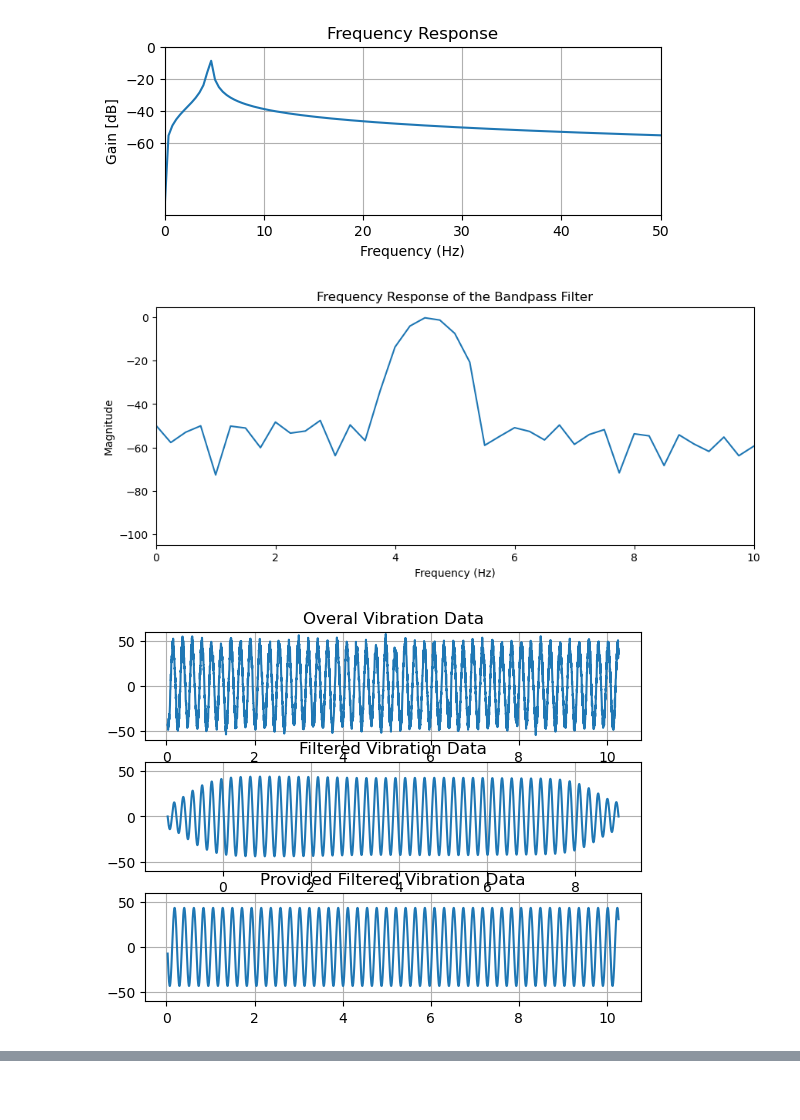
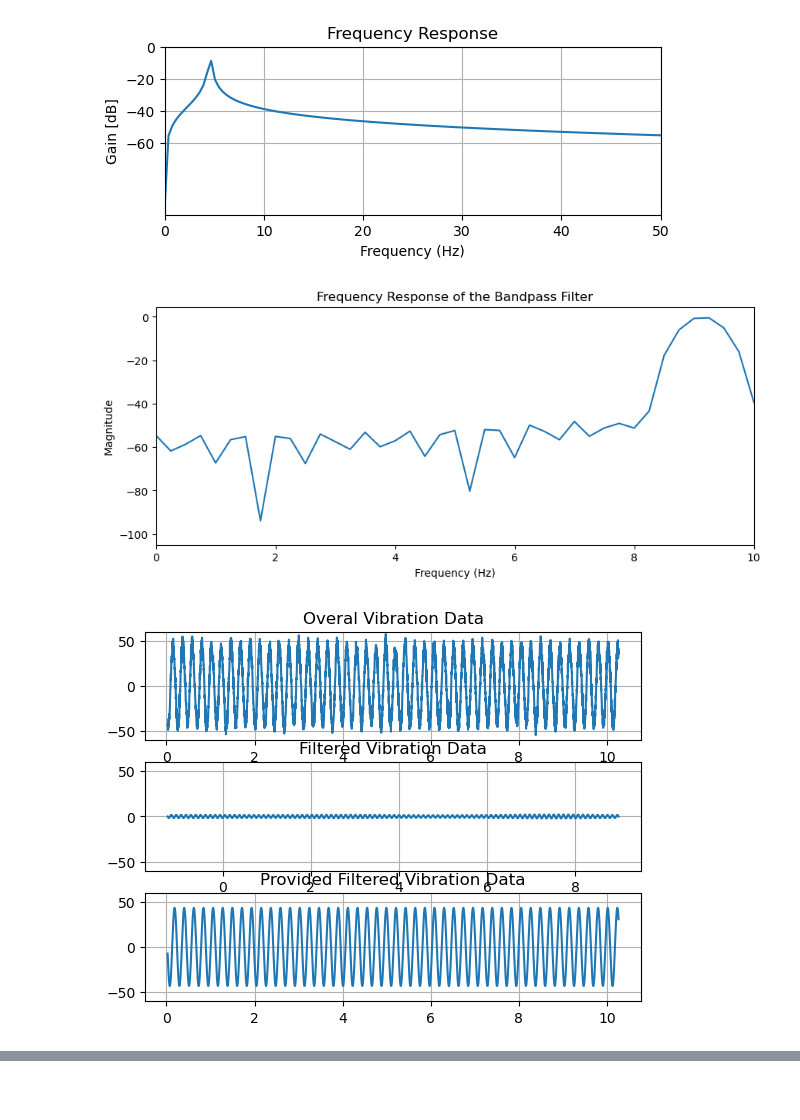
Before and after one commit to mekatronik-achmadi/Predict-CBM, a Jupyter notebook: Vale/TestOlahPy/preliminary_data_analysis/orbital_analysis.ipynb, the cells around one changed output, grey strips where cells are left out. Cells and saved outputs as stored; diff of their text form; code cells hidden in the pictures.

```diff
--- a/Vale/TestOlahPy/preliminary_data_analysis/orbital_analysis.ipynb
+++ b/Vale/TestOlahPy/preliminary_data_analysis/orbital_analysis.ipynb
@@ -13,10 +13,14 @@ import time
 from scipy.signal import butter, buttord, sosfreqz, sosfilt, sosfiltfilt, cheb2ord, cheby2, firwin, freqz, firls, lfilter, iirpeak
 from scipy.fft import rfft, irfft, fftfreq
 # %%
-# load the vibration data : Highload operational condition on Larona Unit #1 on August 10th, 2023 at 1:00:00 a.m. ; clockwise ; top ; X:0° EU Y:+90° EU
+# load the vibration data :
+# 1. High load operational condition on Larona Unit #1 on August 10th, 2023 at 1:00:00 a.m. ; clockwise ; top ; X:0° EU Y:+90° EU
+# 2. Low load operational condition on Larona Unit #1 on October 25th, 2023 at 6:00:00 p.m. ; clockwise ; top ; X:0° EU Y:+90° EU
+# 3. Normal load operational condition on Larona Unit #1 on October 8th, 2023 at 1:00:00 a.m. ; clockwise ; top ; X:0° EU Y:+90° EU
 
-db_data = pd.read_excel("LGS1_VibrationOrbit_2023_HighLoad.xlsx", sheet_name="Orbit Comparison")
-db_data
+db_data_hl = pd.read_excel("LGS1_VibrationOrbit_2023_HighLoad.xlsx", sheet_name="Orbit Comparison")
+db_data_nl = pd.read_excel("LGS1_VibrationOrbit_2023_NormalLoad.xlsx", sheet_name="Orbit Comparison")
+db_data_ll = pd.read_excel("LGS1_VibrationOrbit_2023_LowLoad.xlsx", sheet_name="Orbit Comparison")
 # %% [output]
 |  | Sample | UGB – RPM – 1X | UGB – Time – 1X | UGB – Rev – 1X | UGB – Disp – 1X – X | UGB – Disp – 1X – Y | ... |
 | 0 | 0 | 274.5659 | 0.00250 | 0.011440 | -7.341956 | -25.48643 | ... |
@@ -31,3 +35,28 @@ db_data
 | 4094 | 4094 | 274.5659 | 10.23728 | 46.847930 | 32.762700 | -22.81225 | ... |
 | 4095 | 4095 | 274.5659 | 10.23978 | 46.859370 | 30.665820 | -23.90853 | ... |
 4096 rows × 31 columns
+# %%
+# create and plot the vibration data
+ugb_1x_time = db_data['UGB – Time – 1X']
+ugb_1x_x = db_data['UGB – Disp – 1X – X']
+ugb_1x_y = db_data['UGB – Disp – 1X – Y']
+
+lgb_1x_time = db_data['LGB – Time – 1X']
+lgb_1x_x = db_data['LGB – Disp – 1X – X']
+lgb_1x_y = db_data['LGB – Disp – 1X – Y']
+
+tgb_1x_time = db_data['TGB – Time – 1X']
+tgb_1x_x = db_data['TGB – Disp – 1X – X']
+tgb_1x_y = db_data['TGB – Disp – 1X – Y']
+
+# plot the orbit of data
+fig = plt.figure(figsize=(10,10))
+ax = fig.add_subplot(111)
+# ax.plot(ugb_ovr_x, ugb_ovr_y)
+ax.plot(ugb_1x_x, ugb_1x_y)
+ax.plot(lgb_1x_x, lgb_1x_y)
+ax.plot(tgb_1x_x, tgb_1x_y)
+ax.set_title("Orbital plot of different load condition at Uppper Guide Bearing")
+plt.grid()
+
+plt.show()
@@ -153,36 +186,36 @@ def bandpass_filter(signal, lowcut, highcut, fs):
     nyquist = 0.5 * fs
     low = lowcut / nyquist
     high = highcut / nyquist
     b = firwin(order, [low, high], pass_zero=False)
 
     filtered_signal = filtfilt(b, 1, signal)
 
     w, h = freqz(b, 1, worN=2*fs, fs=fs)
     delay = 0.5 * (order-1) / fs
 
     return filtered_signal, w, h, delay
 
 # Example usage
 fs = 400  # Sample rate of the signal
 f0 = ugb_ovr_freq[0]   # Desired frequency to pass
-lowcut = f0 - 0.25  # Lower cutoff frequency
-highcut = f0 + 0.25 # Upper cutoff frequency
+lowcut = 2*f0 - 0.25  # Lower cutoff frequency
+highcut = 2*f0 + 0.25 # Upper cutoff frequency
 
 # Apply bandpass filter
 filtered_signal_x, w, h, delay = bandpass_filter(ugb_ovr_x, lowcut, highcut, fs)
 filtered_signal_y, w, h, delay = bandpass_filter(ugb_ovr_y, lowcut, highcut, fs)
 
 # Plot frequency response of the filter
 plt.figure(figsize=(10, 4))
 db = 20*np.log10(np.maximum(np.abs(h), 1e-5))
 plt.plot(w, db)
 plt.xlabel('Frequency (Hz)')
 plt.ylabel('Magnitude')
 plt.xlim(0,10)
 plt.title('Frequency Response of the Bandpass Filter')
 plt.show()
 # %% [output]
-[figure, old version]
+[figure, new version]
 # %%
 # Filtering the raw data and compare with the provided preliminary data
 #filtered_signal_x = sosfiltfilt(sos, ugb_ovr_x)
@@ -208,7 +241,7 @@ plt.title("Provided Filtered Vibration Data")
 
 plt.show()
 # %% [output]
-[figure, old version]
+[figure, new version]
 # %%
 # extract and analyze the vibration data using orbital analysis
 
```
Also changed, not shown: parts of 3 cells of this notebook.
